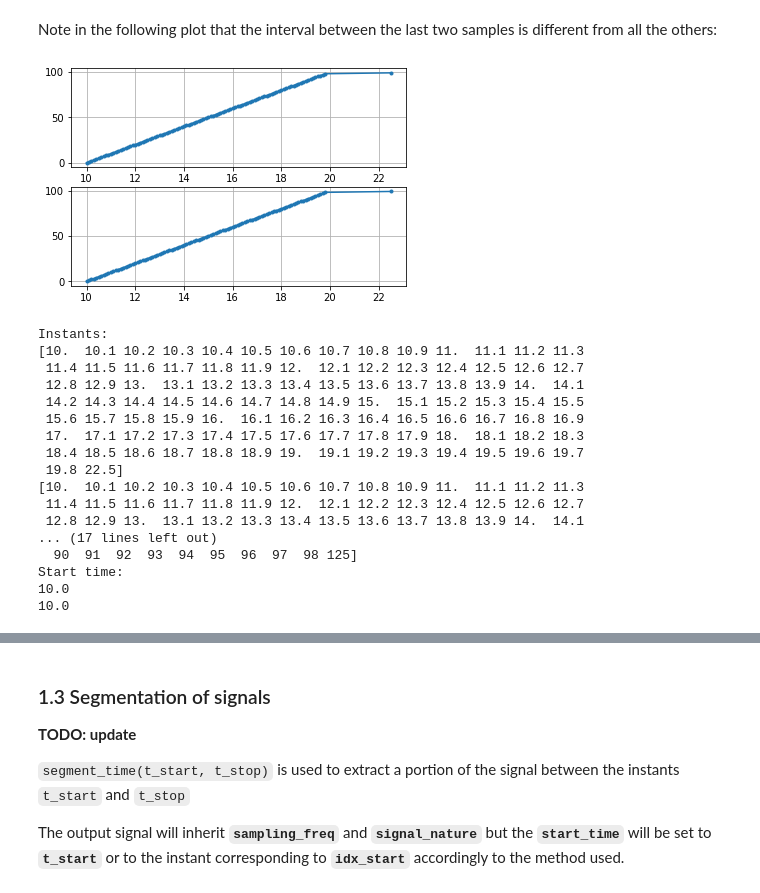
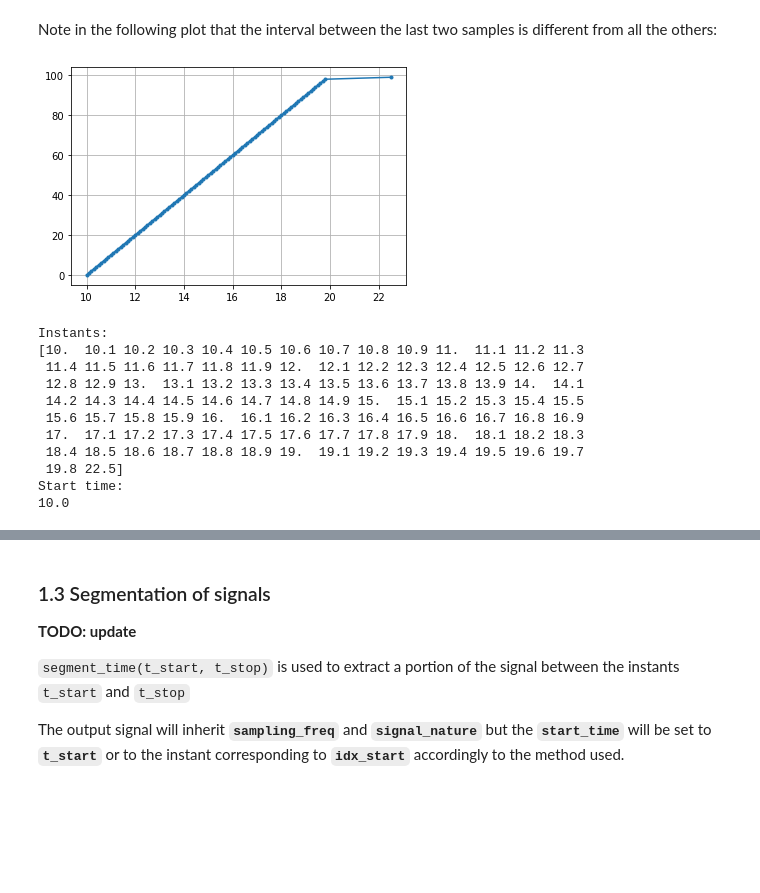
Before and after one commit to Stefans-code/Project_Work, a Jupyter notebook: tutorials/1-signals.ipynb, the cells around one changed output, grey strips where cells are left out. Saved outputs shown, nothing was run; the diff lists cells and outputs as text; code cells hidden in the pictures; blank space fills up the shorter version.

```diff
--- a/tutorials/1-signals.ipynb
+++ b/tutorials/1-signals.ipynb
@@ -174,49 +178,32 @@ fake_multi_signal.p.plot()
 # %%
 ## create fake data
-signal_values = np.arange(100)dd
+signal_values = np.arange(100)
 # %%
 ## create an Unevenly signal defining the instants
-
+fsamp=10
 x_values_time = np.arange(100)/fsamp
 x_values_time[-1] = 12.5
 x_values_time += 10
 
-
-## set the starting time
-tstart = 0
-
-s_fake_time = Signal(data = signal_values,
-                     sampling_freq = fsamp,
-                     start_time = tstart,
-                     x_values = x_values_time,
-                     x_type = 'instants')
+s_fake_time = create_signal(data = signal_values,
+                            times = x_values_time)
 # %% [markdown]
 Note in the following plot that the interval between the last two samples is different from all the others:
-# %%
-#plot
-ax1=plt.subplot(211)
-s_fake_idx.plot('.')
-plt.subplot(212, sharex=ax1)
-s_fake_time.plot('.')
-# %% [output]
-[figure, removed]
+# %%
+#plot
+s_fake_time.p.plot('.')
+# %% [output]
+[figure, added]
 # %%
 # note that the times are the same but not the starting_time nor the indices:
 
 # check samples instants
 print('Instants:')
-print(s_fake_idx.get_times())
-print(s_fake_time.get_times())
-
-# check samples indices
-print('Indices:')
-print(s_fake_idx.get_indices())
-print(s_fake_time.get_indices())
+print(s_fake_time.p.get_times())
 
 # check start_time
 print('Start time:')
-print(s_fake_idx.get_start_time())
-print(s_fake_time.get_start_time())
+print(s_fake_time.p.get_start_time())
 # %% [output]
 Instants:
 [10.  10.1 10.2 10.3 10.4 10.5 10.6 10.7 10.8 10.9 11.  11.1 11.2 11.3
@@ -227,11 +214,5 @@ Instants:
  17.  17.1 17.2 17.3 17.4 17.5 17.6 17.7 17.8 17.9 18.  18.1 18.2 18.3
  18.4 18.5 18.6 18.7 18.8 18.9 19.  19.1 19.2 19.3 19.4 19.5 19.6 19.7
  19.8 22.5]
-[10.  10.1 10.2 10.3 10.4 10.5 10.6 10.7 10.8 10.9 11.  11.1 11.2 11.3
- 11.4 11.5 11.6 11.7 11.8 11.9 12.  12.1 12.2 12.3 12.4 12.5 12.6 12.7
- 12.8 12.9 13.  13.1 13.2 13.3 13.4 13.5 13.6 13.7 13.8 13.9 14.  14.1
-... (17 lines left out)
-  90  91  92  93  94  95  96  97  98 125]
 Start time:
 10.0
-10.0
```
Also changed, not shown: parts of 5 cells of this notebook, 13 other files.
